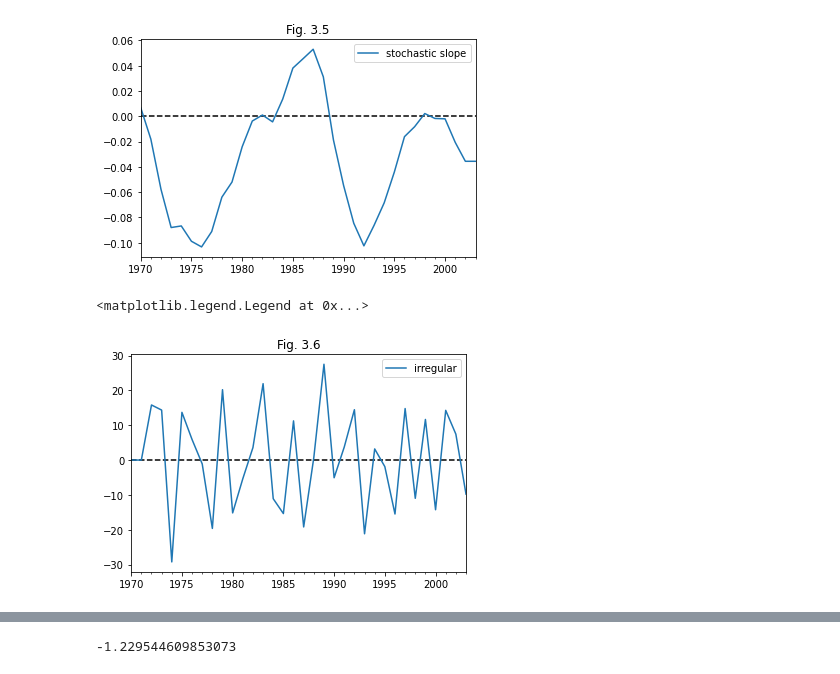
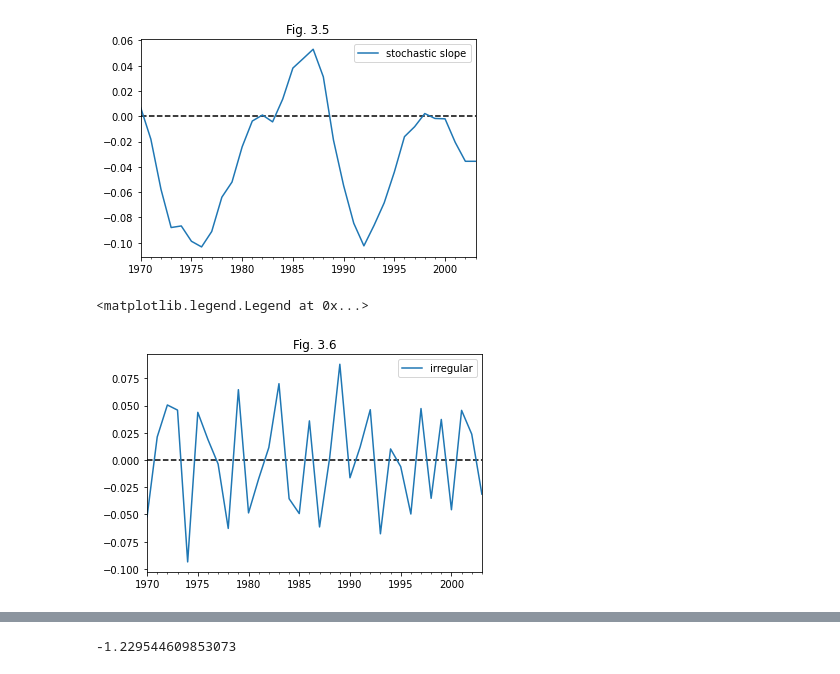
Before and after one commit to tatamiya/state_space_model_notebooks, a Jupyter notebook: statsmodels/CommandeurKoopman2007.ipynb, the cells around one changed output, grey strips where cells are left out. Saved outputs shown, nothing was run; the diff lists cells and outputs as text; code cells hidden in the pictures.

```diff
--- a/statsmodels/CommandeurKoopman2007.ipynb
+++ b/statsmodels/CommandeurKoopman2007.ipynb
@@ -799,11 +827,11 @@ ax.legend()
 <matplotlib.legend.Legend at 0x...>
 [figure]
 # %%
-ax = pd.Series(strend_results_finland.smoothing_error[0], index=df_fatalties.index).plot(label='irregular')
+ax = pd.Series(strend_results_finland.smoothed_measurement_disturbance[0], index=df_fatalties.index).plot(label='irregular')
 ax.hlines(0, *ax.get_xlim(), linestyle='dashed', color='black')
 ax.set_title('Fig. 3.6')
 ax.legend()
 # %% [output]
 <matplotlib.legend.Legend at 0x...>
-[figure, old version]
+[figure, new version]
 # %%
```
Also changed, not shown: parts of 57 cells of this notebook.
